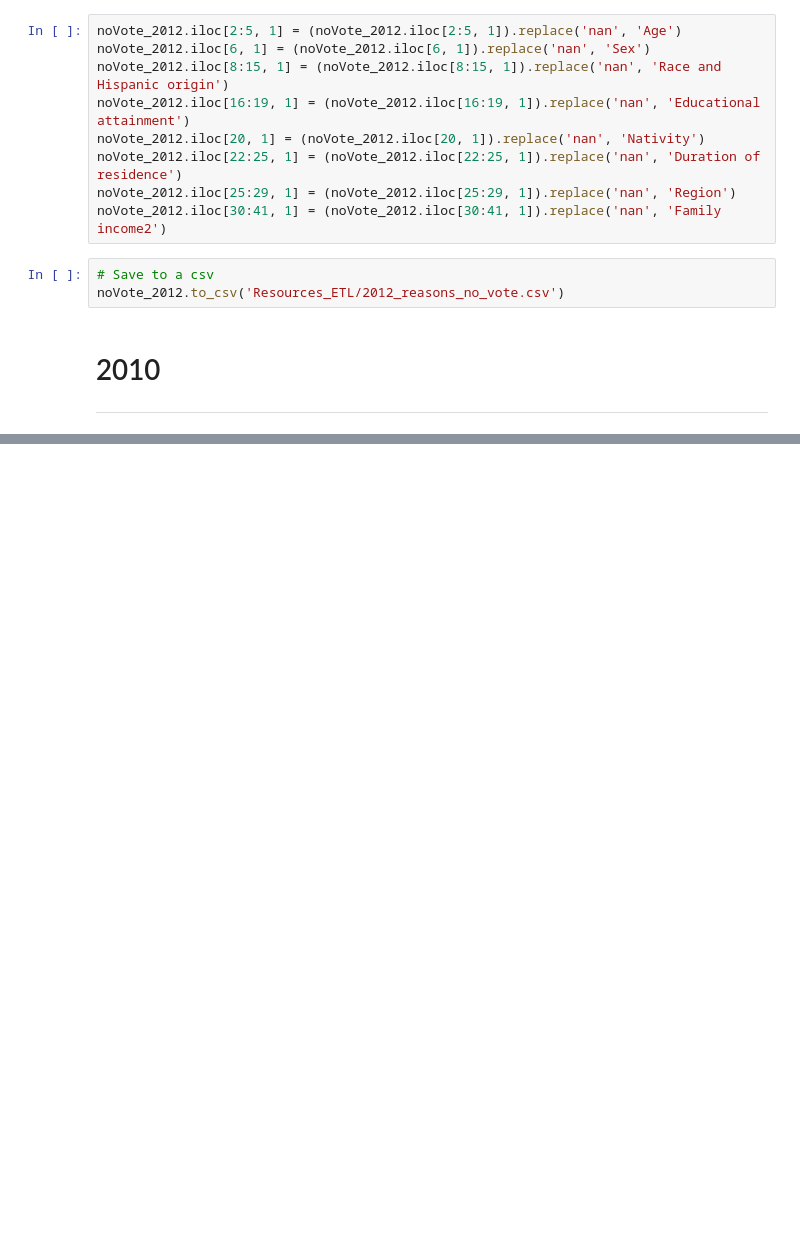
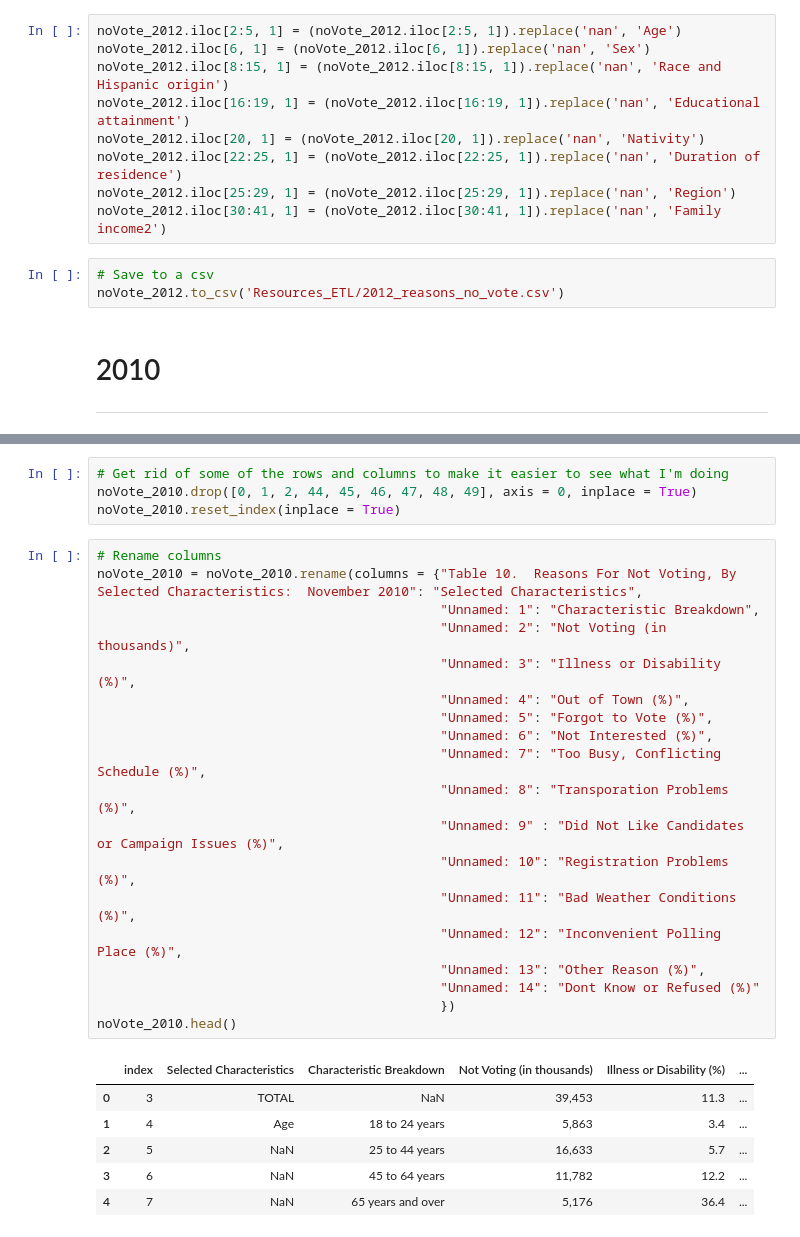
Before and after one commit to VallieTracy/Voter-Registration, a Jupyter notebook: Untitled.ipynb, the cells around one changed output, grey strips where cells are left out. Drawn from its saved outputs; the diff is of its cells as text; blank space fills up the shorter version.

```diff
--- a/Untitled.ipynb
+++ b/Untitled.ipynb
@@ -654,0 +667,30 @@ noVote_2012.to_csv('Resources_ETL/2012_reasons_no_vote.csv')
+# %%
+# Get rid of some of the rows and columns to make it easier to see what I'm doing
+noVote_2010.drop([0, 1, 2, 44, 45, 46, 47, 48, 49], axis = 0, inplace = True)
+noVote_2010.reset_index(inplace = True)
+# %%
+# Rename columns
+noVote_2010 = noVote_2010.rename(columns = {"Table 10.  Reasons For Not Voting, By Selected Characteristics:  November 2010": "Selected Characteristics",
+                                            "Unnamed: 1": "Characteristic Breakdown",
+                                            "Unnamed: 2": "Not Voting (in thousands)",
+                                            "Unnamed: 3": "Illness or Disability (%)",
+                                            "Unnamed: 4": "Out of Town (%)",
+                                            "Unnamed: 5": "Forgot to Vote (%)",
+                                            "Unnamed: 6": "Not Interested (%)",
+                                            "Unnamed: 7": "Too Busy, Conflicting Schedule (%)",
+                                            "Unnamed: 8": "Transporation Problems (%)",
+                                            "Unnamed: 9" : "Did Not Like Candidates or Campaign Issues (%)",
+                                            "Unnamed: 10": "Registration Problems (%)",
+                                            "Unnamed: 11": "Bad Weather Conditions (%)",
+                                            "Unnamed: 12": "Inconvenient Polling Place (%)",
+                                            "Unnamed: 13": "Other Reason (%)",
+                                            "Unnamed: 14": "Dont Know or Refused (%)"
+                                            })
+noVote_2010.head()
+# %% [output]
+|  | index | Selected Characteristics | Characteristic Breakdown | Not Voting (in thousands) | Illness or Disability (%) | ... |
+| 0 | 3 | TOTAL | NaN | 39,453 | 11.3 | ... |
+| 1 | 4 | Age | 18 to 24 years | 5,863 | 3.4 | ... |
+| 2 | 5 | NaN | 25 to 44 years | 16,633 | 5.7 | ... |
+| 3 | 6 | NaN | 45 to 64 years | 11,782 | 12.2 | ... |
+| 4 | 7 | NaN | 65 years and over | 5,176 | 36.4 | ... |
```
Also changed, not shown: parts of 10 cells of this notebook, 3 other files.
